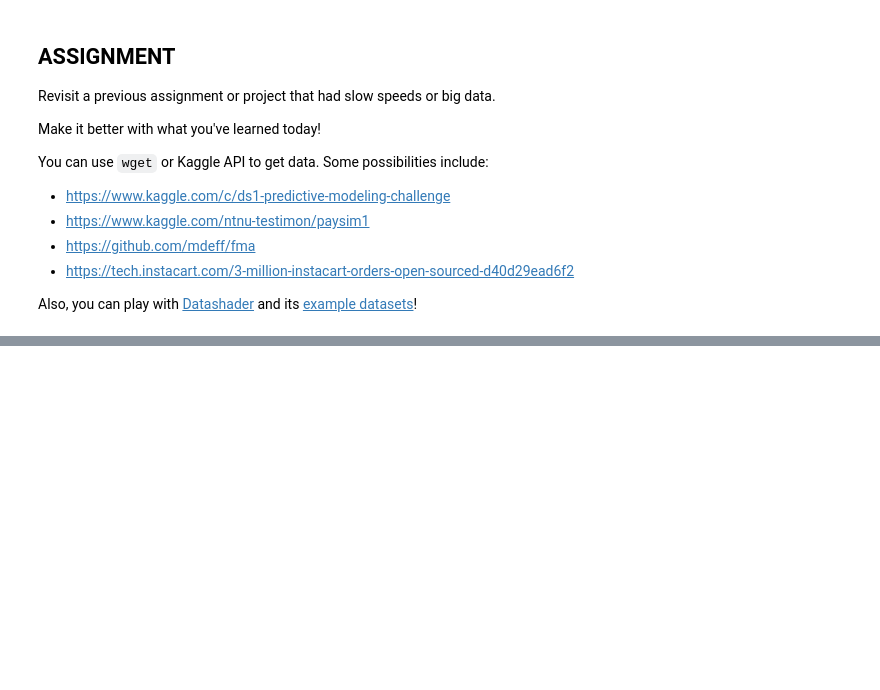
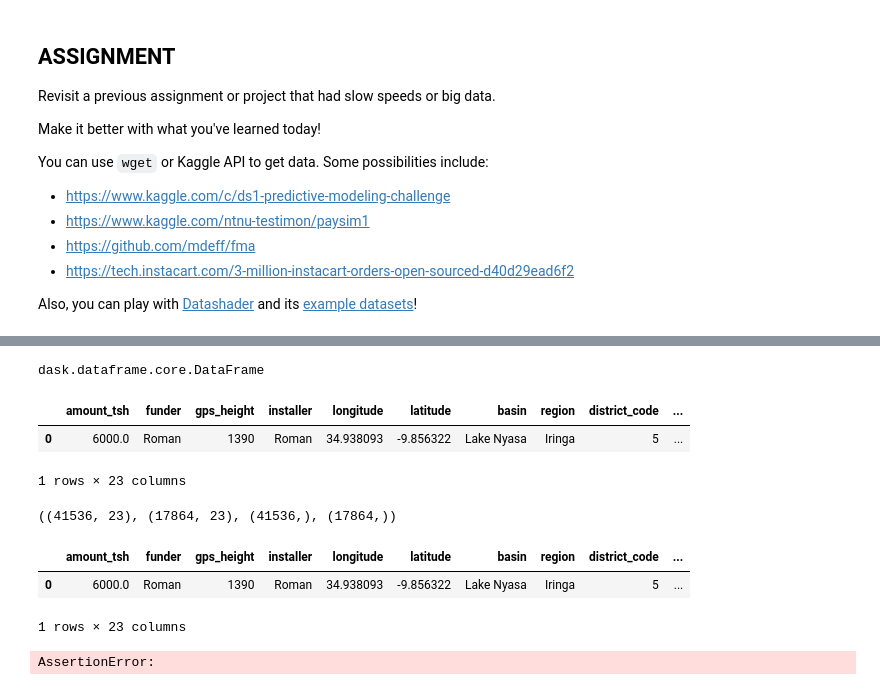
Before and after one commit to bloominstituteoftechnology/DS-Unit-3-Sprint-3-Big-Data, a Jupyter notebook: module1-aws-sagemaker/LS_DS_331_AWS_SageMaker.ipynb, the cells around one changed output, grey strips where cells are left out. Saved outputs shown, nothing was run; the diff lists cells and outputs as text; code cells hidden in the pictures; blank space fills up the shorter version.

```diff
--- a/module1-aws-sagemaker/LS_DS_331_AWS_SageMaker.ipynb
+++ b/module1-aws-sagemaker/LS_DS_331_AWS_SageMaker.ipynb
@@ -390,0 +464,3 @@ Also, you can play with [Datashader](http://datashader.org/) and its [example da
+# %%
+wrangled_features = wrangle(features_df)
+compute(wrangled_features.shape)
@@ -390,0 +478,10 @@ Also, you can play with [Datashader](http://datashader.org/) and its [example da
+# %%
+type(wrangled_features)
+# %% [output]
+dask.dataframe.core.DataFrame
+# %%
+wrangled_features.head(1)
+# %% [output]
+|  | amount_tsh | funder | gps_height | installer | longitude | latitude | basin | region | district_code | ... |
+| 0 | 6000.0 | Roman | 1390 | Roman | 34.938093 | -9.856322 | Lake Nyasa | Iringa | 5 | ... |
+1 rows × 23 columns
@@ -390,0 +499,11 @@ Also, you can play with [Datashader](http://datashader.org/) and its [example da
+# %%
+print(compute(X_train.shape, X_val.shape, y_train.shape, y_val.shape))
+# %% [output]
+((41536, 23), (17864, 23), (41536,), (17864,))
+# %%
+# Take a look at the train data
+X_train.head(1)
+# %% [output]
+|  | amount_tsh | funder | gps_height | installer | longitude | latitude | basin | region | district_code | ... |
+| 0 | 6000.0 | Roman | 1390 | Roman | 34.938093 | -9.856322 | Lake Nyasa | Iringa | 5 | ... |
+1 rows × 23 columns
@@ -390,0 +546,4 @@ Also, you can play with [Datashader](http://datashader.org/) and its [example da
+# %%
+opt.fit(X_train, y_train)
+# %% [output]
+AssertionError:
```
Also changed, not shown: parts of 22 cells of this notebook.
